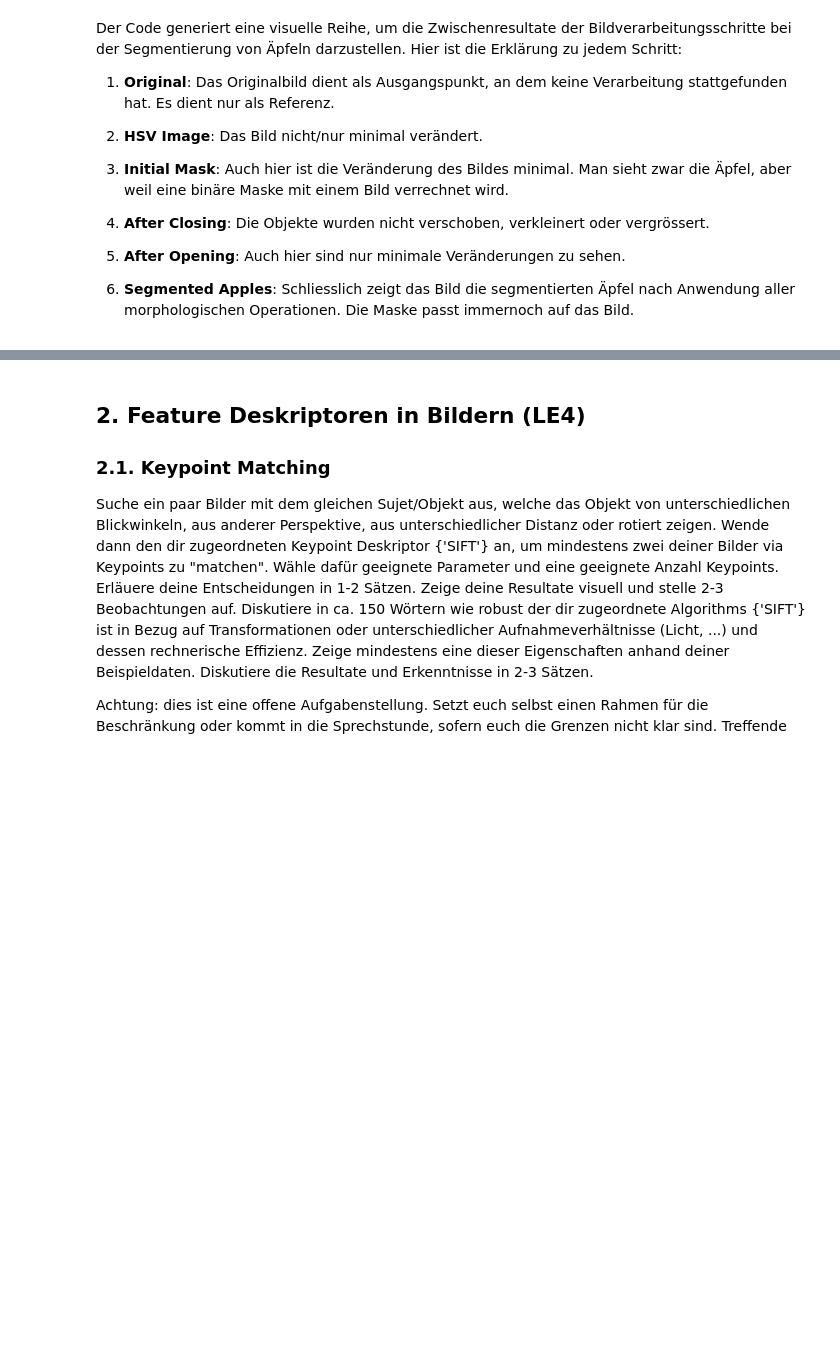
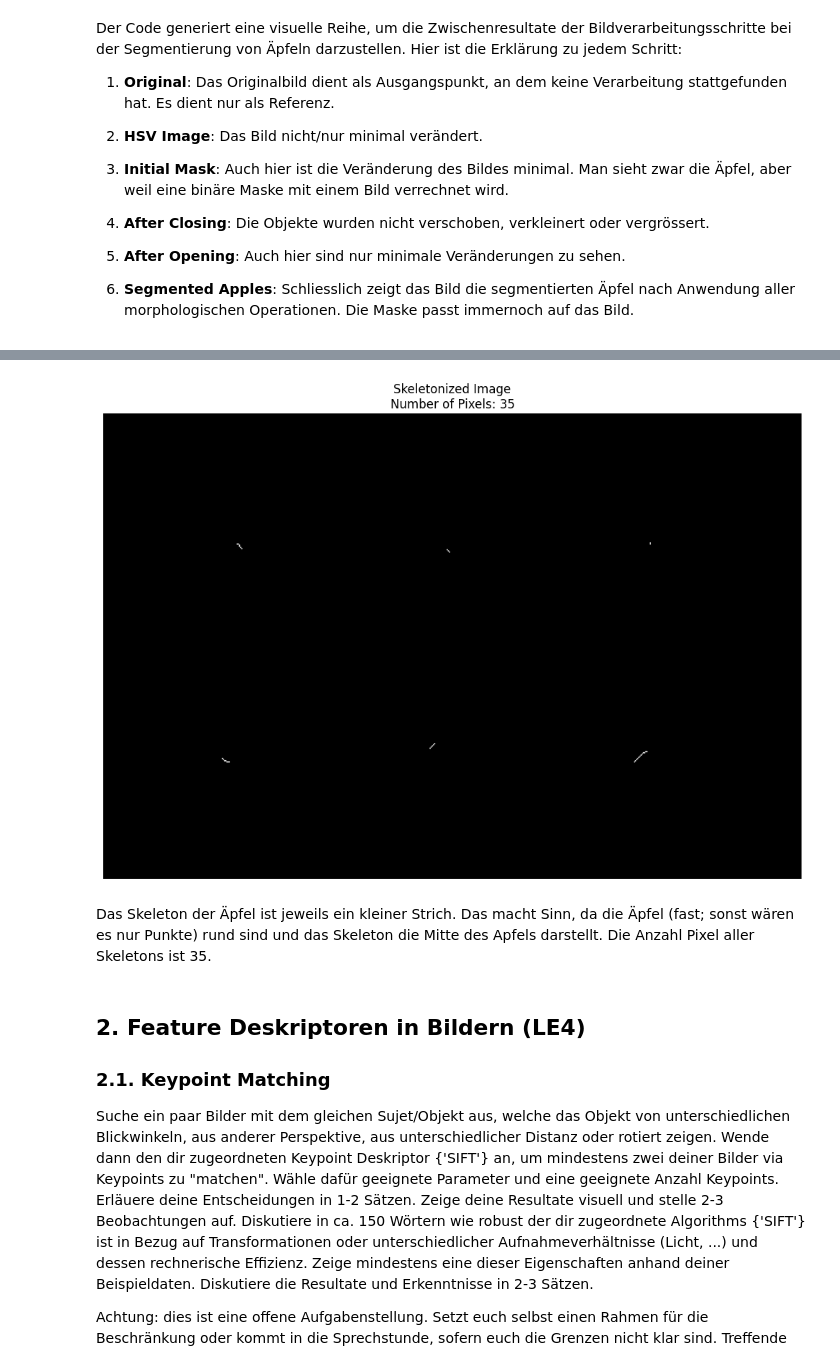
Before and after one commit to florinbarbisch/gbsv, a Jupyter notebook: mc2.ipynb, the cells around one changed output, grey strips where cells are left out. Cells and saved outputs as stored; diff of their text form; code cells hidden in the pictures; blank space fills up the shorter version.

```diff
--- a/mc2.ipynb
+++ b/mc2.ipynb
@@ -335,3 +397,20 @@ Der Code generiert eine visuelle Reihe, um die Zwischenresultate der Bildverarbe
+# %%
+binary_image = mask_open > 0 # maske besitzt nur 0 und 255 als Werte
+skeleton = skeletonize(binary_image, method='lee') # lee braucht weniger Pixel als zhang
+skeleton = img_as_ubyte(skeleton)
+skeleton_pixel_count = np.count_nonzero(skeleton)
+
+plt.figure(figsize=(10, 10))
+plt.imshow(skeleton, cmap='gray')
+plt.title(f'Skeletonized Image\n'
+          f'Number of Pixels: {skeleton_pixel_count}')
+plt.axis('off')
+plt.tight_layout()
+plt.show()
+# %% [output]
+[figure, added]
+# %% [markdown]
+Das Skeleton der Äpfel ist jeweils ein kleiner Strich. Das macht Sinn, da die Äpfel (fast; sonst wären es nur Punkte) rund sind und das Skeleton die Mitte des Apfels darstellt. Die Anzahl Pixel aller Skeletons ist 35.
 # %% [markdown]
 ## 2. Feature Deskriptoren in Bildern (LE4)
 ### 2.1. Keypoint Matching
```
Also changed, not shown: parts of 3 cells of this notebook.
